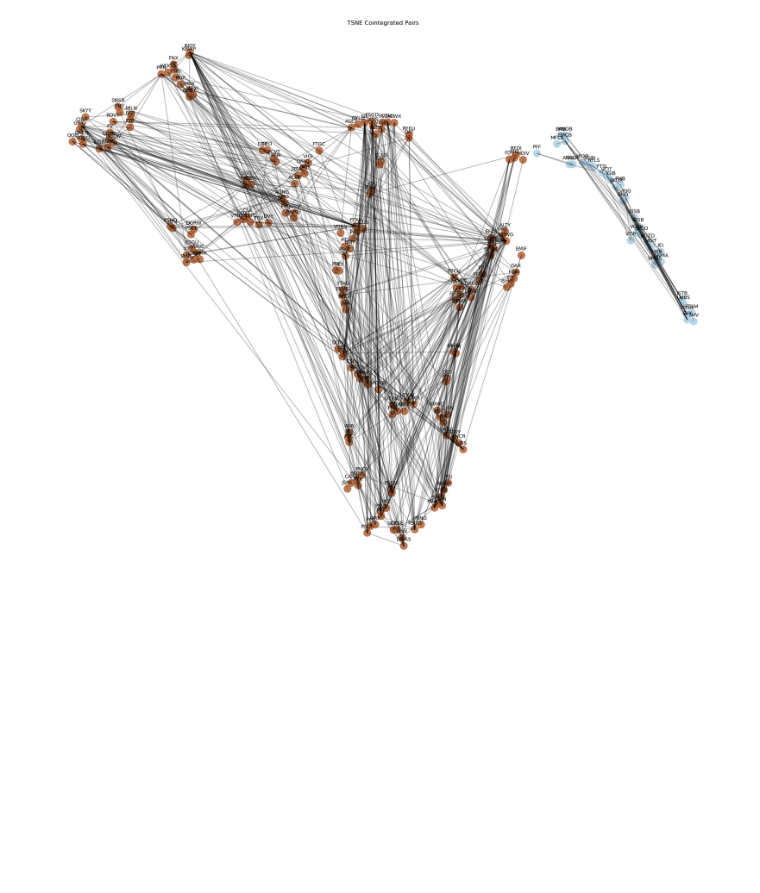
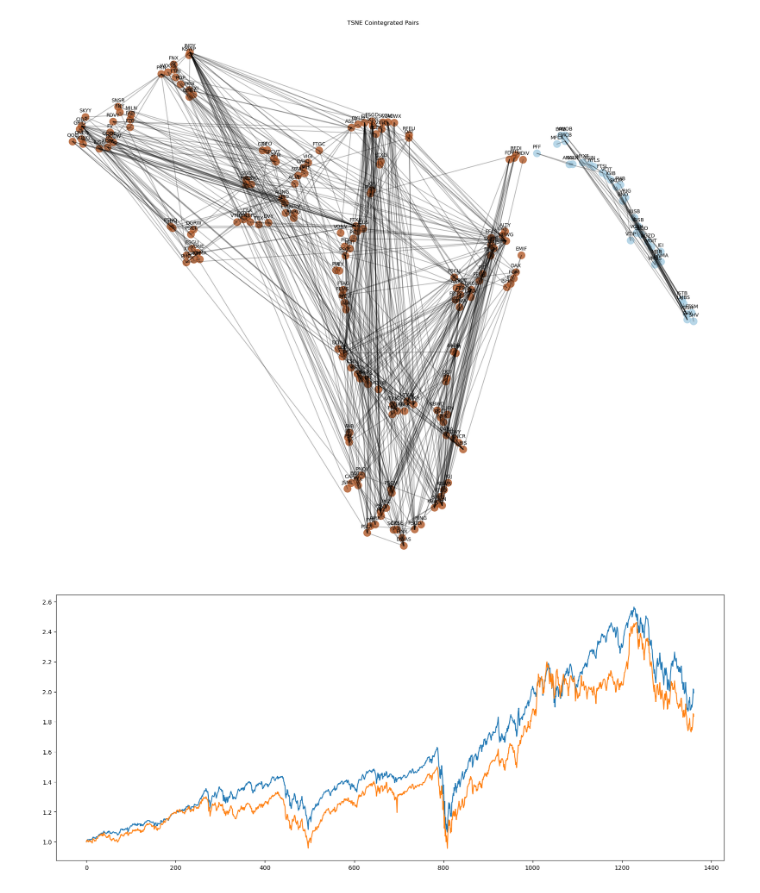
Before and after one commit to 2Rings/Quant_Strategies, a Jupyter notebook: MLTrading/UnsupervisedLearning/KMeansClustering.ipynb, the cells around one changed output. Saved outputs shown, nothing was run; the diff lists cells and outputs as text; code cells hidden in the pictures; blank space fills up the shorter version.

```diff
--- a/MLTrading/UnsupervisedLearning/KMeansClustering.ipynb
+++ b/MLTrading/UnsupervisedLearning/KMeansClustering.ipynb
@@ -273,3 +273,17 @@ for x, y, name in zip(X_tsne[:, 0], X_tsne[:, 1], df_TSNE.index):
 plt.show()
 # %% [output]
 [figure]
+# %%
+# Plot price comparison for any given assets
+asset_1 = "FTC"
+asset_2 = "PRN"
+
+asset_1_values = data[asset_1].values / data[asset_1].iloc[0].item()
+asset_2_values = data[asset_2].values / data[asset_2].iloc[0].item()
+
+plt.figure(1, figsize=(20, 8))
+plt.plot(asset_1_values)
+plt.plot(asset_2_values)
+plt.show()
+# %% [output]
+[figure, added]
```
Also changed, not shown: parts of 2 cells of this notebook.
